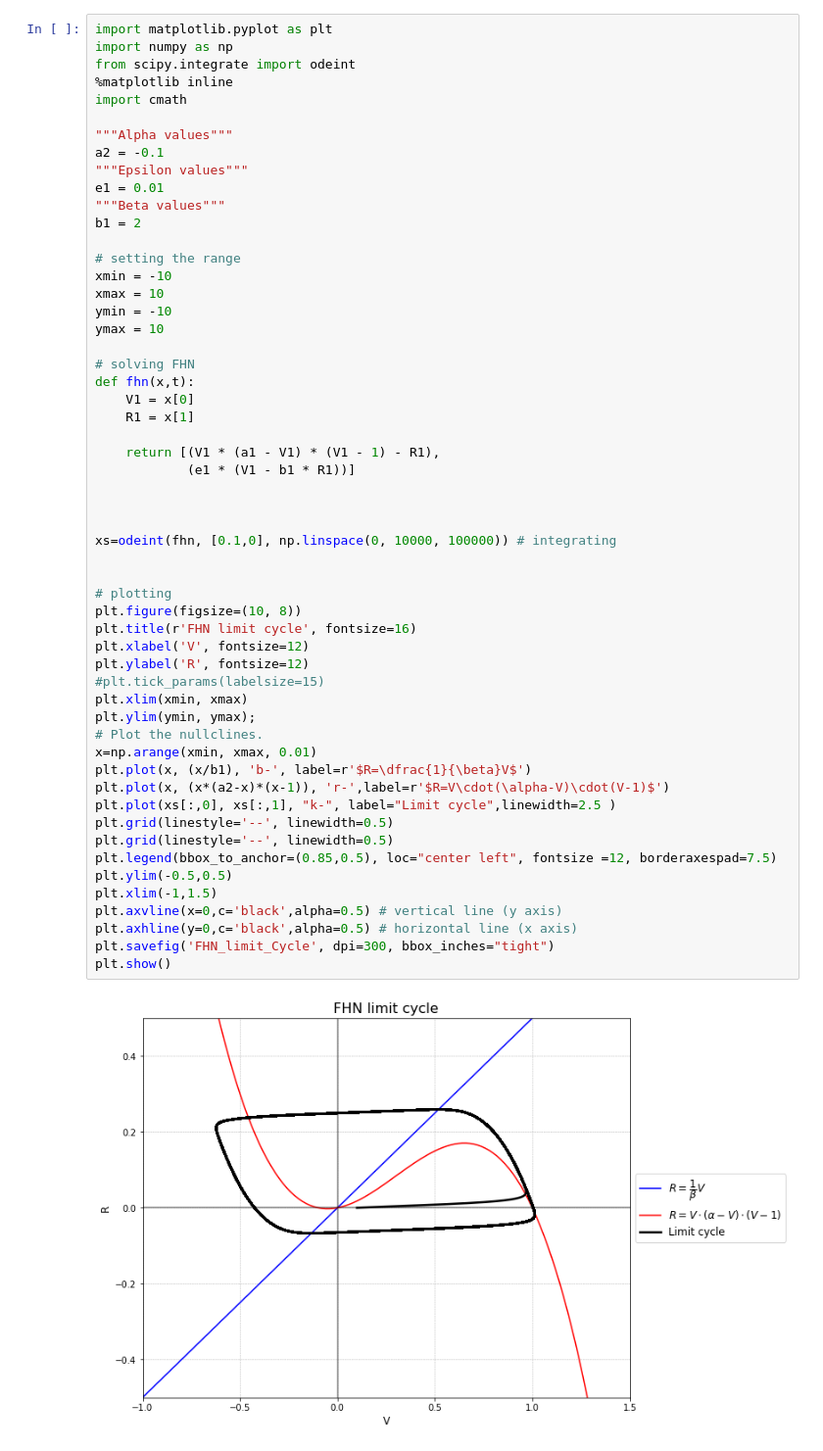
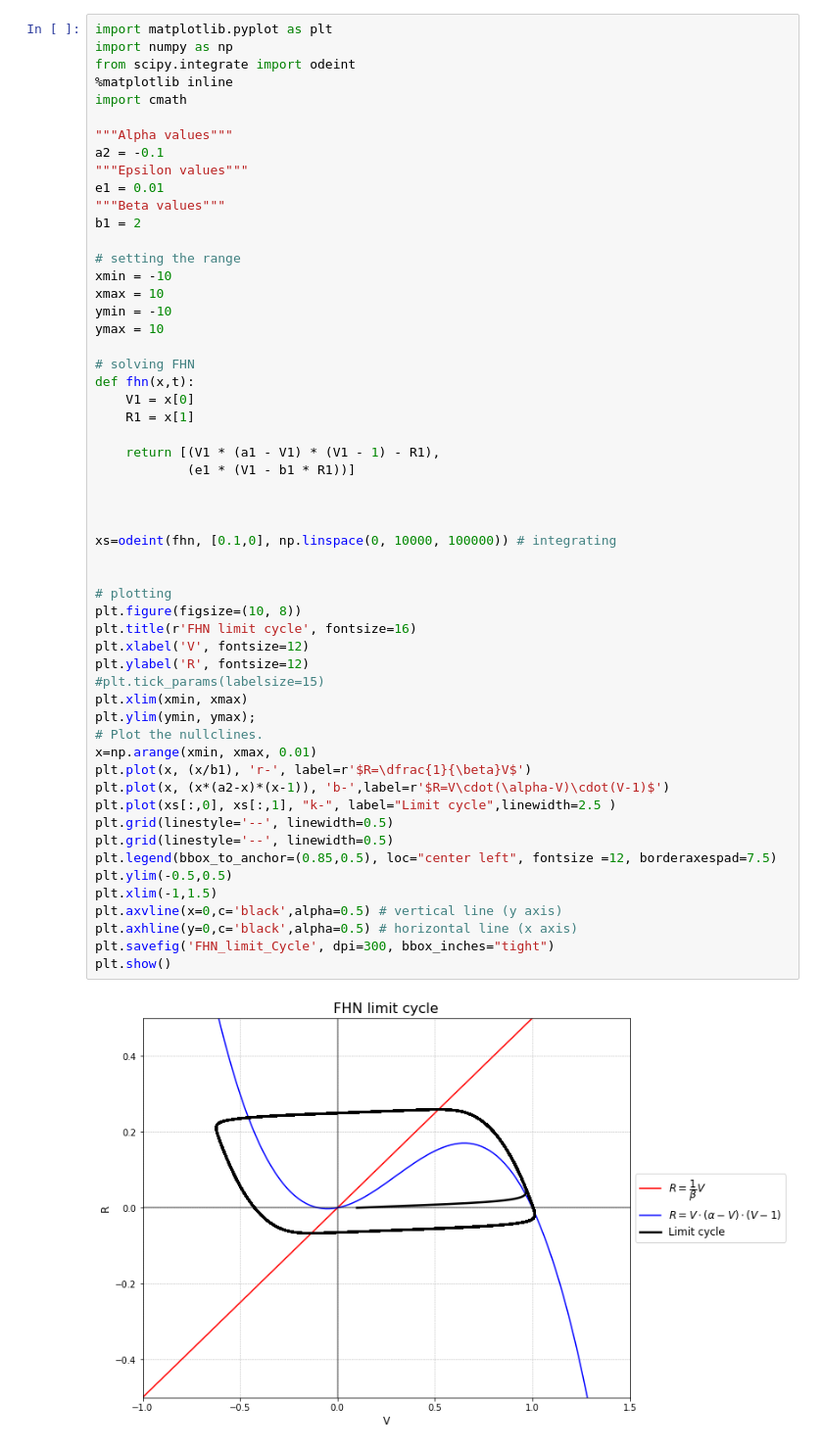
Before and after one commit to Cerlog/Fitz-Hugh-Nagumo-Mathematics-Project, a Jupyter notebook: FHN Nullclines/FHN limit cycle.ipynb, the cells around one changed output. Shown at 98% size. Drawn from its saved outputs; the diff is of its cells as text.

```diff
--- a/FHN Nullclines/FHN limit cycle.ipynb
+++ b/FHN Nullclines/FHN limit cycle.ipynb
@@ -25,33 +25,33 @@ def fhn(x,t):
 
     return [(V1 * (a1 - V1) * (V1 - 1) - R1),
             (e1 * (V1 - b1 * R1))]
 
 
 
 xs=odeint(fhn, [0.1,0], np.linspace(0, 10000, 100000)) # integrating
 
 
 # plotting
 plt.figure(figsize=(10, 8))
 plt.title(r'FHN limit cycle', fontsize=16)
 plt.xlabel('V', fontsize=12)
 plt.ylabel('R', fontsize=12)
 #plt.tick_params(labelsize=15)
 plt.xlim(xmin, xmax)
 plt.ylim(ymin, ymax);
 # Plot the nullclines.
 x=np.arange(xmin, xmax, 0.01)
-plt.plot(x, (x/b1), 'b-', label=r'$R=\dfrac{1}{\beta}V$')
-plt.plot(x, (x*(a2-x)*(x-1)), 'r-',label=r'$R=V\cdot(\alpha-V)\cdot(V-1)$')
+plt.plot(x, (x/b1), 'r-', label=r'$R=\dfrac{1}{\beta}V$')
+plt.plot(x, (x*(a2-x)*(x-1)), 'b-',label=r'$R=V\cdot(\alpha-V)\cdot(V-1)$')
 plt.plot(xs[:,0], xs[:,1], "k-", label="Limit cycle",linewidth=2.5 )
 plt.grid(linestyle='--', linewidth=0.5)
 plt.grid(linestyle='--', linewidth=0.5)
 plt.legend(bbox_to_anchor=(0.85,0.5), loc="center left", fontsize =12, borderaxespad=7.5)
 plt.ylim(-0.5,0.5)
 plt.xlim(-1,1.5)
 plt.axvline(x=0,c='black',alpha=0.5) # vertical line (y axis)
 plt.axhline(y=0,c='black',alpha=0.5) # horizontal line (x axis)
 plt.savefig('FHN_limit_Cycle', dpi=300, bbox_inches="tight")
 plt.show()
 # %% [output]
-[figure, old version]
+[figure, new version]
```
Also changed, not shown: 3 other files.
